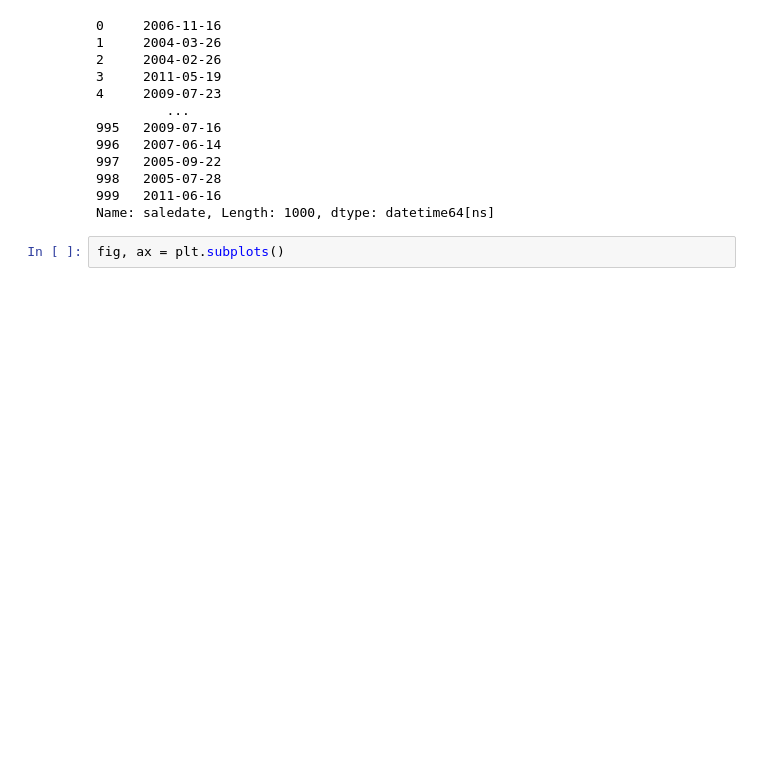
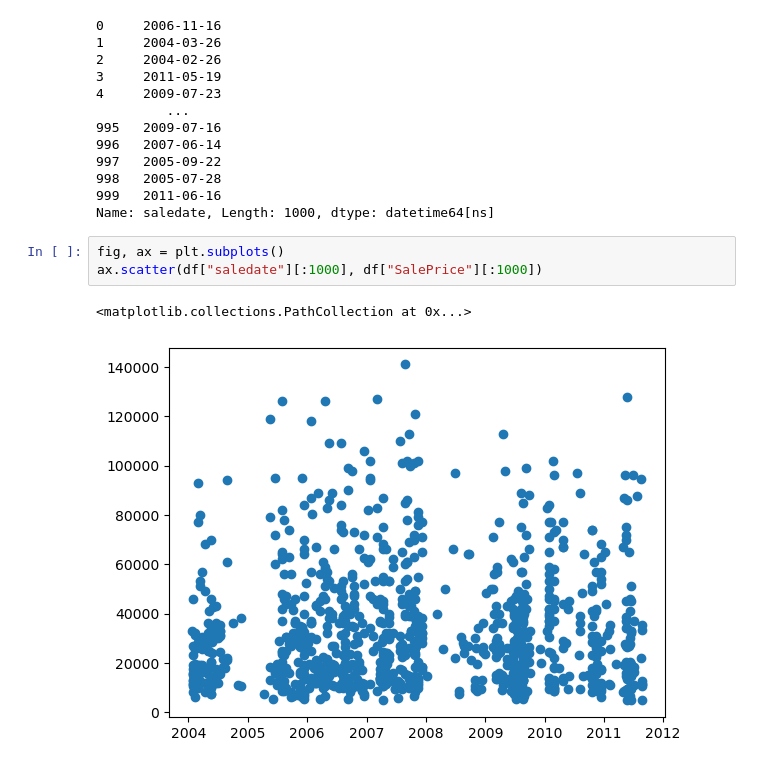
Before and after one commit to Tarun-Mittal-cell/bulldozerprice-ML-Kaggle, a Jupyter notebook: end-to-end-bulldozer-price-regression.ipynb, the cells around one changed output. Drawn from its saved outputs; the diff is of its cells as text; blank space fills up the shorter version.

```diff
--- a/end-to-end-bulldozer-price-regression.ipynb
+++ b/end-to-end-bulldozer-price-regression.ipynb
@@ -153,3 +153,7 @@ df.saledate[:1000]
 Name: saledate, Length: 1000, dtype: datetime64[ns]
 # %%
 fig, ax = plt.subplots()
+ax.scatter(df["saledate"][:1000], df["SalePrice"][:1000])
+# %% [output]
+<matplotlib.collections.PathCollection at 0x...>
+[figure, added]
```
Also changed, not shown: parts of 8 cells of this notebook.
